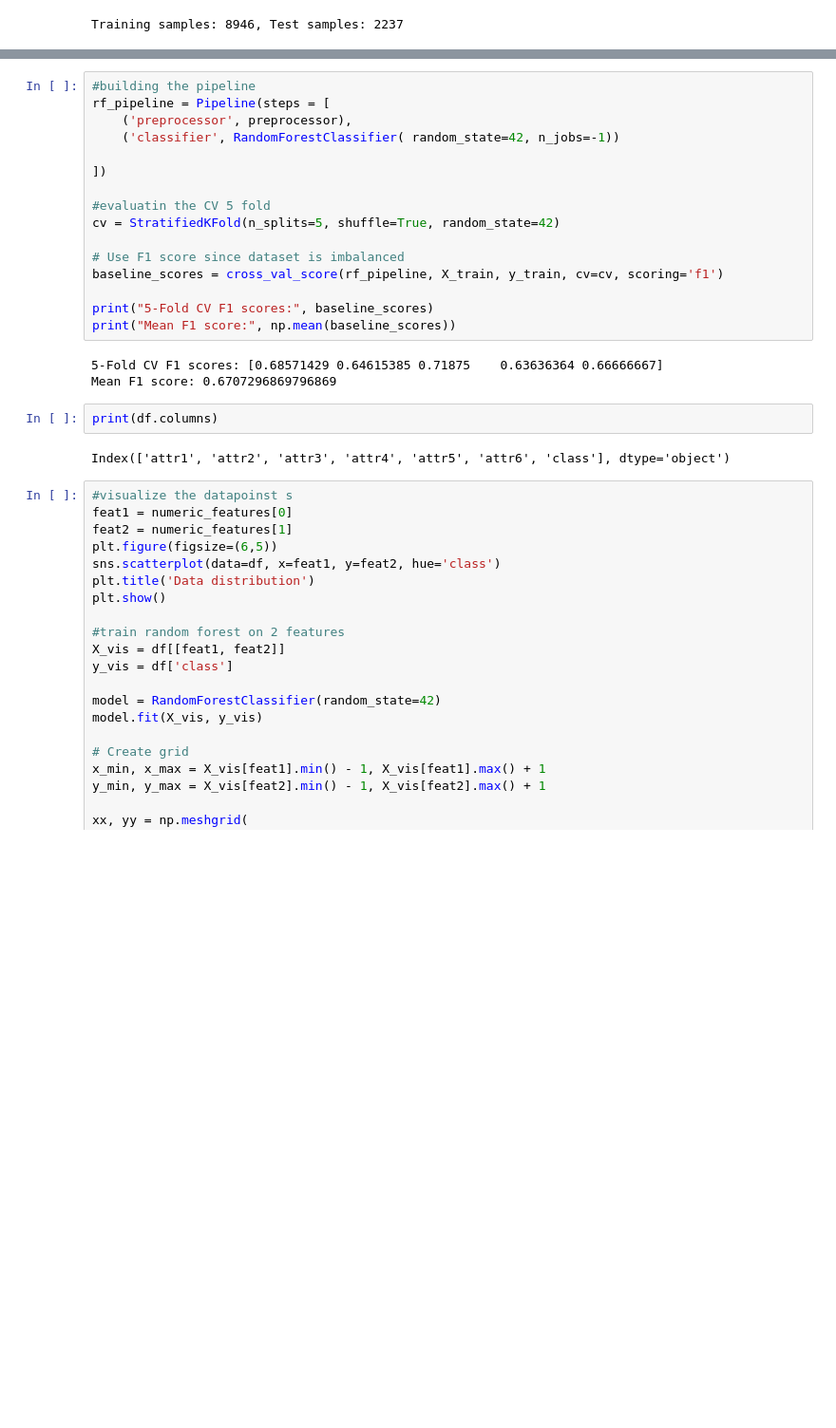
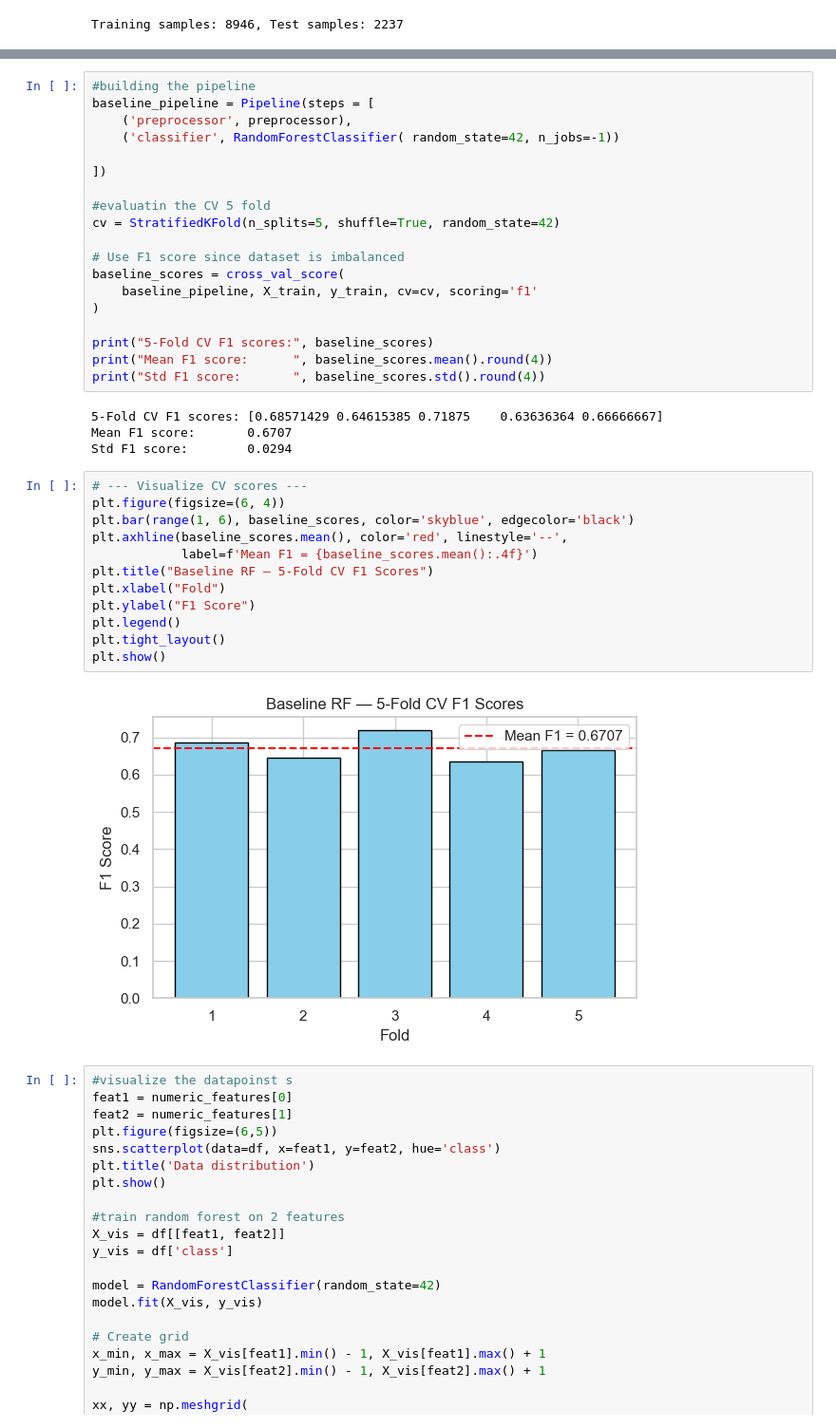
Before and after one commit to patrusgrg/MATH4650_SP_2026_P02_G02_Gurung, a Jupyter notebook: notebooks/imbalance.ipynb, the cells around one changed output, grey strips where cells are left out. Shown at 95% size. Cells and saved outputs as stored; diff of their text form; blank space fills up the shorter version.

```diff
--- a/notebooks/imbalance.ipynb
+++ b/notebooks/imbalance.ipynb
@@ -118,7 +122,7 @@ preprocessor = ColumnTransformer(
 )
 # %%
 #building the pipeline
-rf_pipeline = Pipeline(steps = [
+baseline_pipeline = Pipeline(steps = [
     ('preprocessor', preprocessor),
     ('classifier', RandomForestClassifier( random_state=42, n_jobs=-1))
 
@@ -128,17 +132,31 @@ rf_pipeline = Pipeline(steps = [
 cv = StratifiedKFold(n_splits=5, shuffle=True, random_state=42)
 
 # Use F1 score since dataset is imbalanced
-baseline_scores = cross_val_score(rf_pipeline, X_train, y_train, cv=cv, scoring='f1')
+baseline_scores = cross_val_score(
+    baseline_pipeline, X_train, y_train, cv=cv, scoring='f1'
+)
 
 print("5-Fold CV F1 scores:", baseline_scores)
-print("Mean F1 score:", np.mean(baseline_scores))
+print("Mean F1 score:      ", baseline_scores.mean().round(4))
+print("Std F1 score:       ", baseline_scores.std().round(4))
 # %% [output]
 5-Fold CV F1 scores: [0.68571429 0.64615385 0.71875    0.63636364 0.66666667]
-Mean F1 score: 0.6707296869796869
+Mean F1 score:       0.6707
+Std F1 score:        0.0294
 # %%
-print(df.columns)
+# --- Visualize CV scores ---
+plt.figure(figsize=(6, 4))
+plt.bar(range(1, 6), baseline_scores, color='skyblue', edgecolor='black')
+plt.axhline(baseline_scores.mean(), color='red', linestyle='--',
+            label=f'Mean F1 = {baseline_scores.mean():.4f}')
+plt.title("Baseline RF — 5-Fold CV F1 Scores")
+plt.xlabel("Fold")
+plt.ylabel("F1 Score")
+plt.legend()
+plt.tight_layout()
+plt.show()
 # %% [output]
-Index(['attr1', 'attr2', 'attr3', 'attr4', 'attr5', 'attr6', 'class'], dtype='object')
+[figure, added]
 # %%
 #visualize the datapoinst s
 feat1 = numeric_features[0]
```
Also changed, not shown: parts of 22 cells of this notebook.
